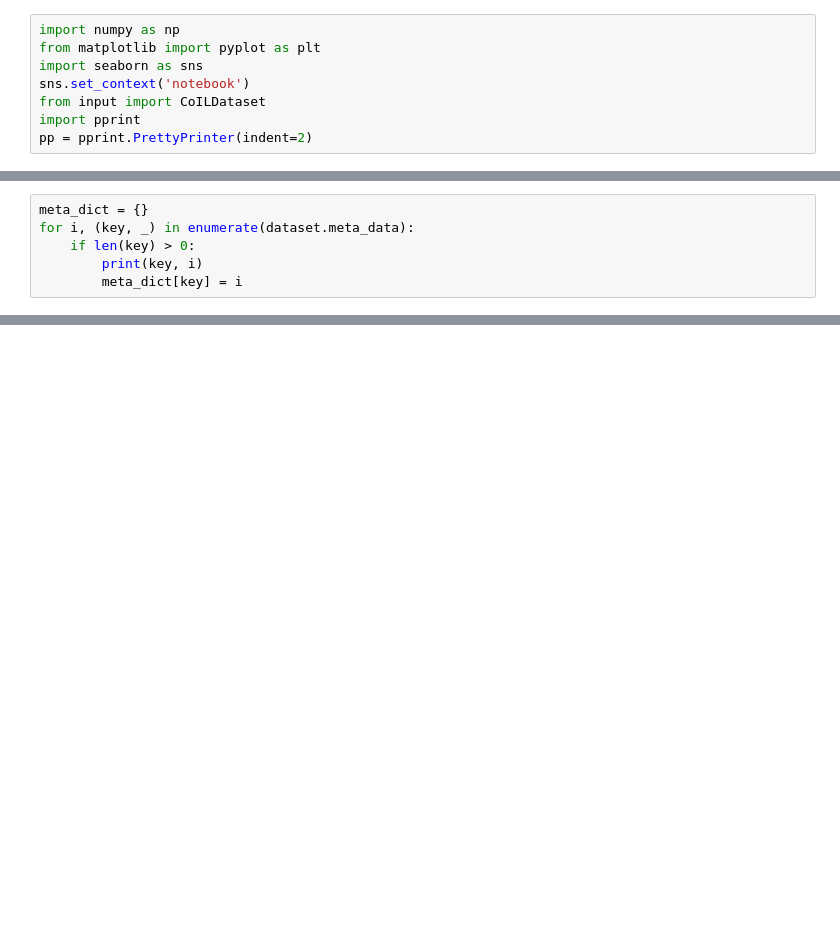
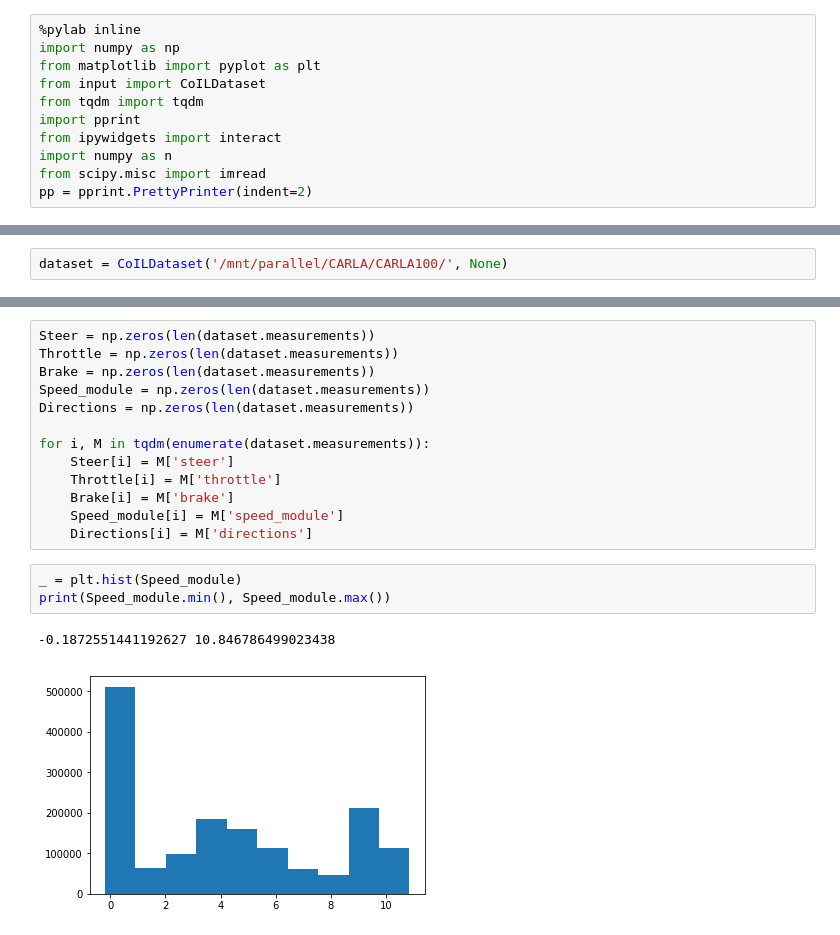
Before and after one commit to felipecode/coiltraine, a Jupyter notebook: notebooks/dataset_module.ipynb, the cells around one changed output, grey strips where cells are left out. Cells and saved outputs as stored; diff of their text form; blank space fills up the shorter version.

Commit message:
update dataset explore notebook

```diff
--- a/notebooks/dataset_module.ipynb
+++ b/notebooks/dataset_module.ipynb
@@ -1,8 +1,11 @@
 # %%
+%pylab inline
 import numpy as np
 from matplotlib import pyplot as plt
-import seaborn as sns
-sns.set_context('notebook')
 from input import CoILDataset
+from tqdm import tqdm
 import pprint
+from ipywidgets import interact
+import numpy as n
+from scipy.misc import imread
 pp = pprint.PrettyPrinter(indent=2)
@@ -11,6 +13,0 @@ dataset = CoILDataset('/home/eder/datasets/felipe_carla/5HoursW1-3-6-8/', None)
-# %%
-meta_dict = {}
-for i, (key, _) in enumerate(dataset.meta_data):
-    if len(key) > 0:
-        print(key, i)
-        meta_dict[key] = i
@@ -59,0 +14,2 @@ _ = plt.hist(s)
+# %%
+dataset = CoILDataset('/mnt/parallel/CARLA/CARLA100/', None)
@@ -59,0 +34,19 @@ _ = plt.hist(s)
+# %%
+Steer = np.zeros(len(dataset.measurements))
+Throttle = np.zeros(len(dataset.measurements))
+Brake = np.zeros(len(dataset.measurements))
+Speed_module = np.zeros(len(dataset.measurements))
+Directions = np.zeros(len(dataset.measurements))
+
+for i, M in tqdm(enumerate(dataset.measurements)):
+    Steer[i] = M['steer']
+    Throttle[i] = M['throttle']
+    Brake[i] = M['brake']
+    Speed_module[i] = M['speed_module']
+    Directions[i] = M['directions']
+# %%
+_ = plt.hist(Speed_module)
+print(Speed_module.min(), Speed_module.max())
+# %% [output]
+-0.1872551441192627 10.846786499023438
+[figure, added]
```
Also changed, not shown: parts of 28 cells of this notebook, 1 other file.
